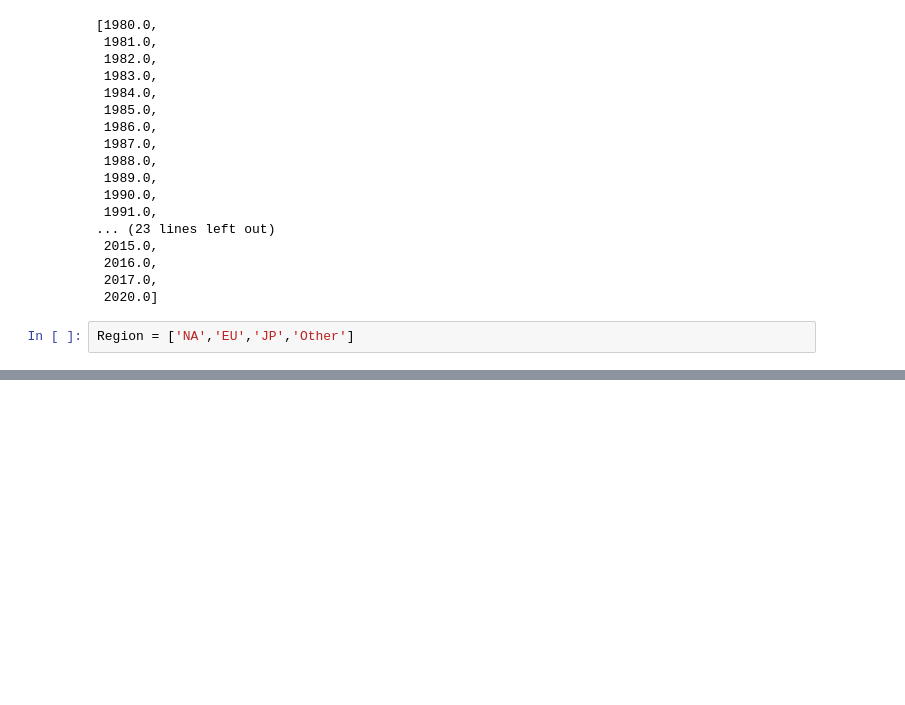
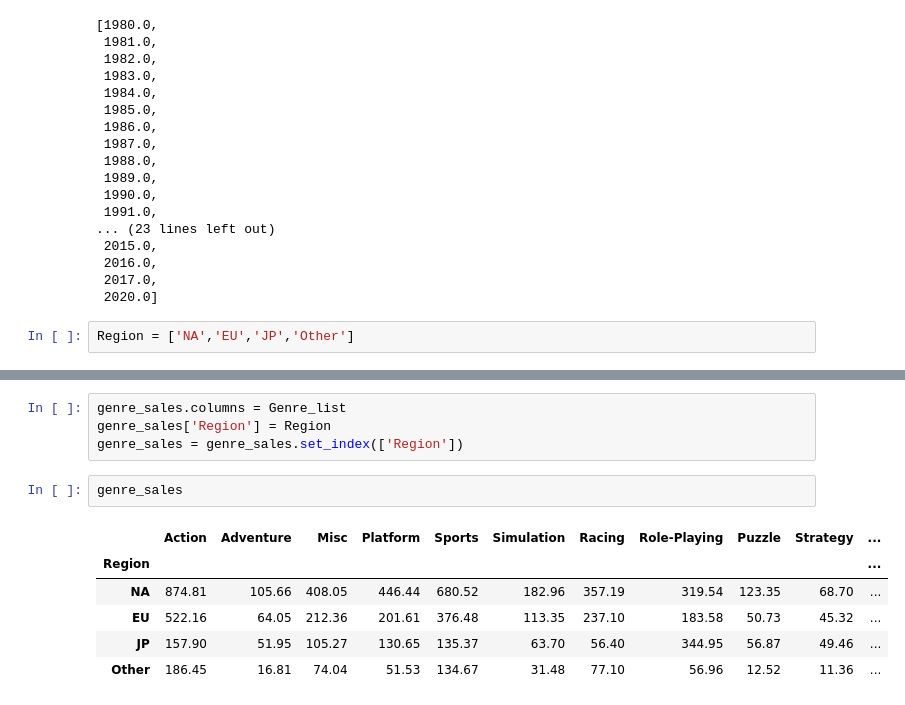
Before and after one commit to Lemonfry/ds-section1-project, a Jupyter notebook: section1-project.ipynb, the cells around one changed output, grey strips where cells are left out. Saved outputs shown, nothing was run; the diff lists cells and outputs as text; blank space fills up the shorter version.

```diff
--- a/section1-project.ipynb
+++ b/section1-project.ipynb
@@ -245,0 +201,13 @@ for i in Genre_list:
+# %%
+genre_sales.columns = Genre_list
+genre_sales['Region'] = Region
+genre_sales = genre_sales.set_index(['Region'])
+# %%
+genre_sales
+# %% [output]
+|  | Action | Adventure | Misc | Platform | Sports | Simulation | Racing | Role-Playing | Puzzle | Strategy | ... |
+| Region |  |  |  |  |  |  |  |  |  |  | ... |
+| NA | 874.81 | 105.66 | 408.05 | 446.44 | 680.52 | 182.96 | 357.19 | 319.54 | 123.35 | 68.70 | ... |
+| EU | 522.16 | 64.05 | 212.36 | 201.61 | 376.48 | 113.35 | 237.10 | 183.58 | 50.73 | 45.32 | ... |
+| JP | 157.90 | 51.95 | 105.27 | 130.65 | 135.37 | 63.70 | 56.40 | 344.95 | 56.87 | 49.46 | ... |
+| Other | 186.45 | 16.81 | 74.04 | 51.53 | 134.67 | 31.48 | 77.10 | 56.96 | 12.52 | 11.36 | ... |
```
Also changed, not shown: parts of 8 cells of this notebook.
